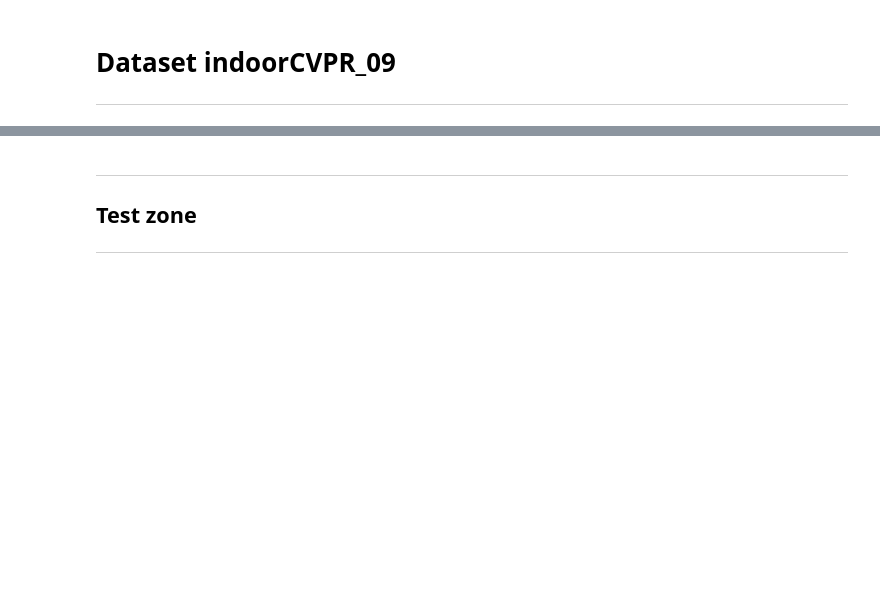
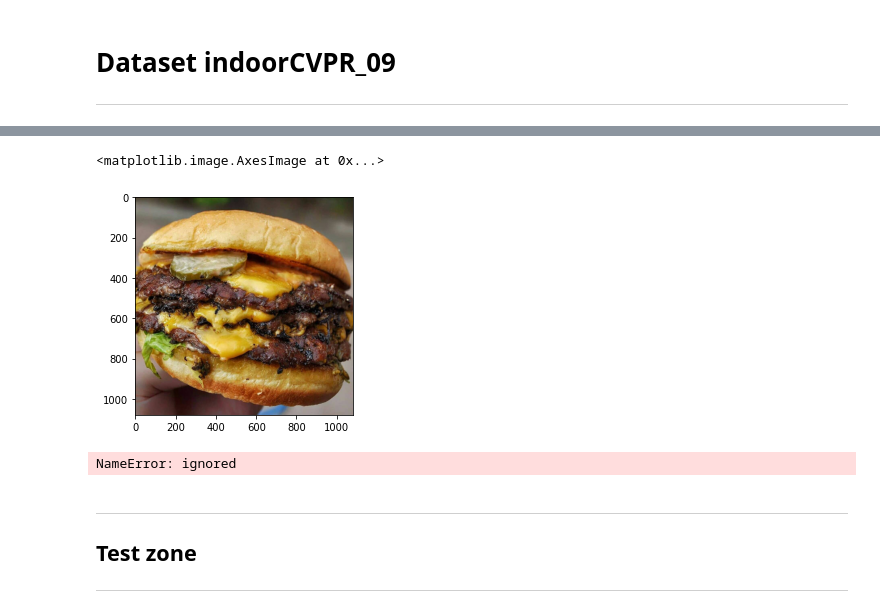
Before and after one commit to LorenzoMauri/Advanced-Machine-Learning, a Jupyter notebook: Copy_of_AML.ipynb, the cells around one changed output, grey strips where cells are left out. Cells and saved outputs as stored; diff of their text form; code cells hidden in the pictures; blank space fills up the shorter version.

```diff
--- a/Copy_of_AML.ipynb
+++ b/Copy_of_AML.ipynb
@@ -159,6 +139,0 @@ Found 5352 images belonging to 4 classes.
-# %%
-plt.rcParams['figure.figsize'] = [10,5]
-plt.subplot(1,3,1); plt.imshow(training[0][0][1]);
-plt.subplot(1,3,2); plt.imshow(training[0][0][2]);
-plt.subplot(1,3,3); plt.imshow(training[0][0][3]);
-plt.show()
@@ -183,3 +160,13 @@ for degree in [0,90,180,270]:
+# %%
+im = plt.imread('/content/prova0.jpg')
+plt.imshow(im)
+# %% [output]
+<matplotlib.image.AxesImage at 0x...>
+[figure, added]
+# %%
+model.predict(im)
+# %% [output]
+NameError: ignored
 # %% [markdown]
 
 
```
Also changed, not shown: parts of 19 cells of this notebook.
